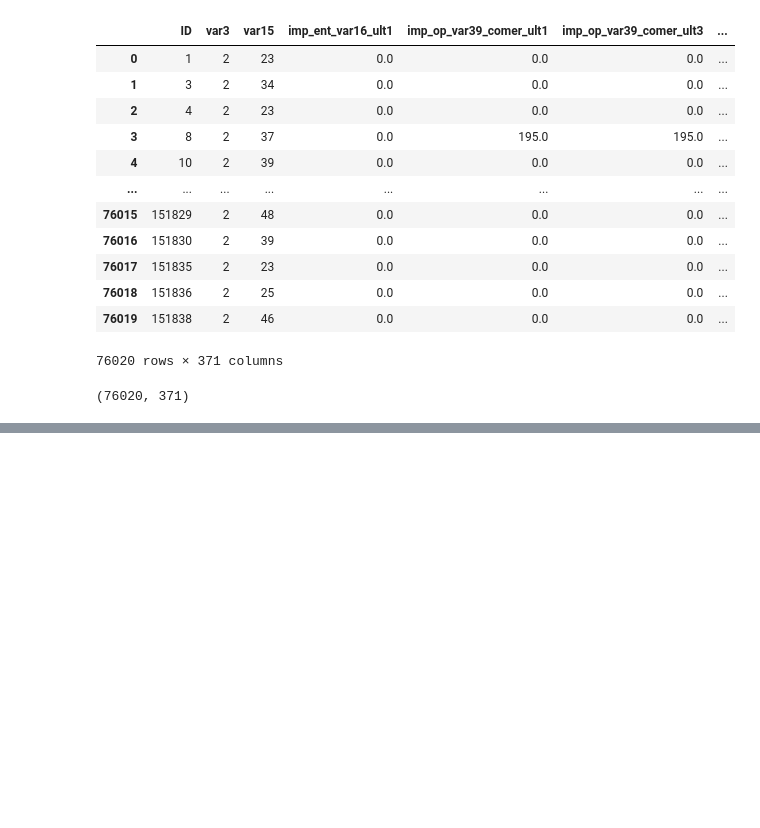
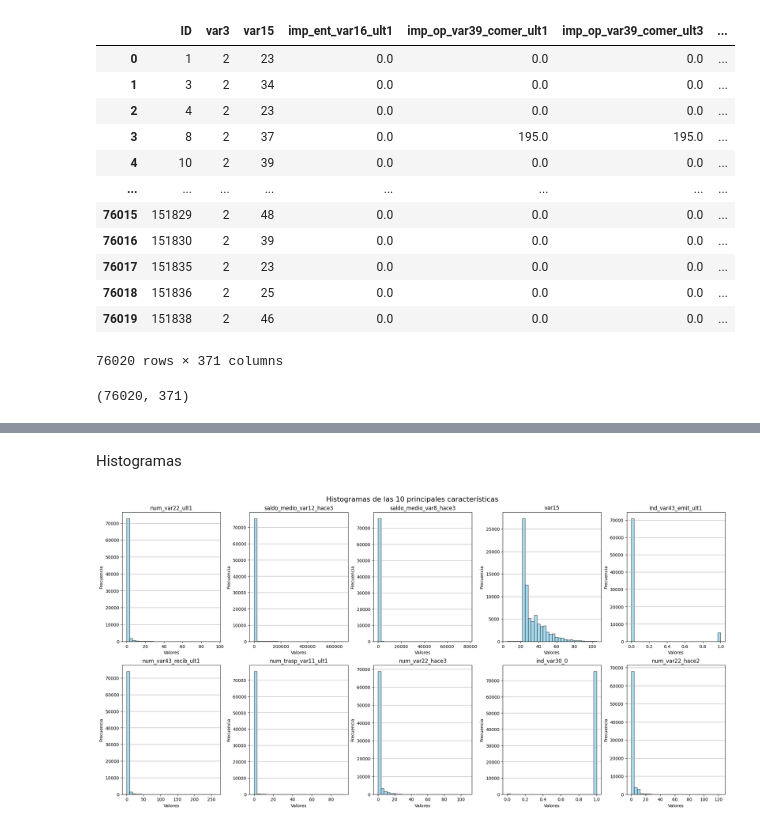
Before and after one commit to valecabrera21/Parcial3_MachineLearning, a Jupyter notebook: _sources/EDA-PUNTO1.ipynb, the cells around one changed output, grey strips where cells are left out. Saved outputs shown, nothing was run; the diff lists cells and outputs as text; code cells hidden in the pictures; blank space fills up the shorter version.

```diff
--- a/_sources/EDA-PUNTO1.ipynb
+++ b/_sources/EDA-PUNTO1.ipynb
@@ -38,0 +319,16 @@ El conjunto de datos **Satisfacción de Clientes** contiene **76,020 observacion
+# %% [markdown]
+Histogramas
+# %%
+fig, axes = plt.subplots(2, 5, figsize=(20, 10), constrained_layout=True)
+
+for ax, variable in zip(axes.flat, best10):
+    best10[variable].plot(kind='hist', ax=ax, bins=30, alpha=0.7, color='skyblue', edgecolor='black')
+    ax.set_title(variable)
+    ax.set_xlabel("Valores")
+    ax.set_ylabel("Frecuencia")
+    ax.grid(axis='y')
+
+plt.suptitle("Histogramas de las 10 principales características", fontsize=16)
+plt.show()
+# %% [output]
+[figure, added]
```
Also changed, not shown: parts of 40 cells of this notebook, 7 other files.
